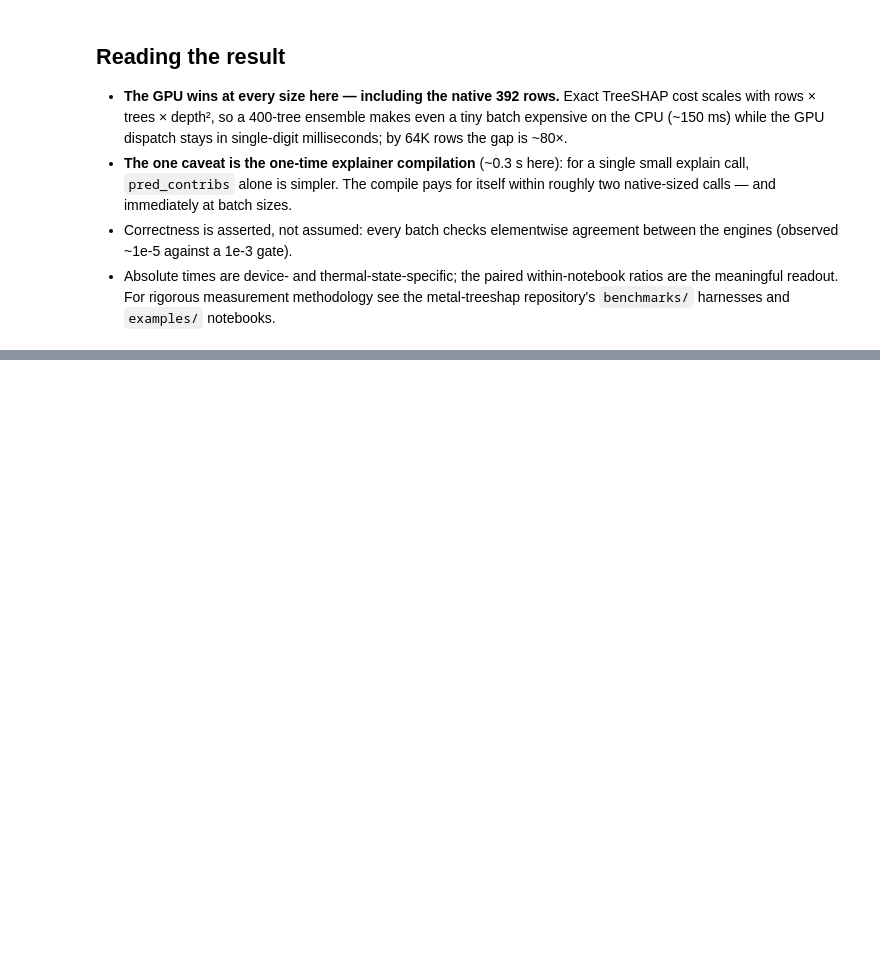
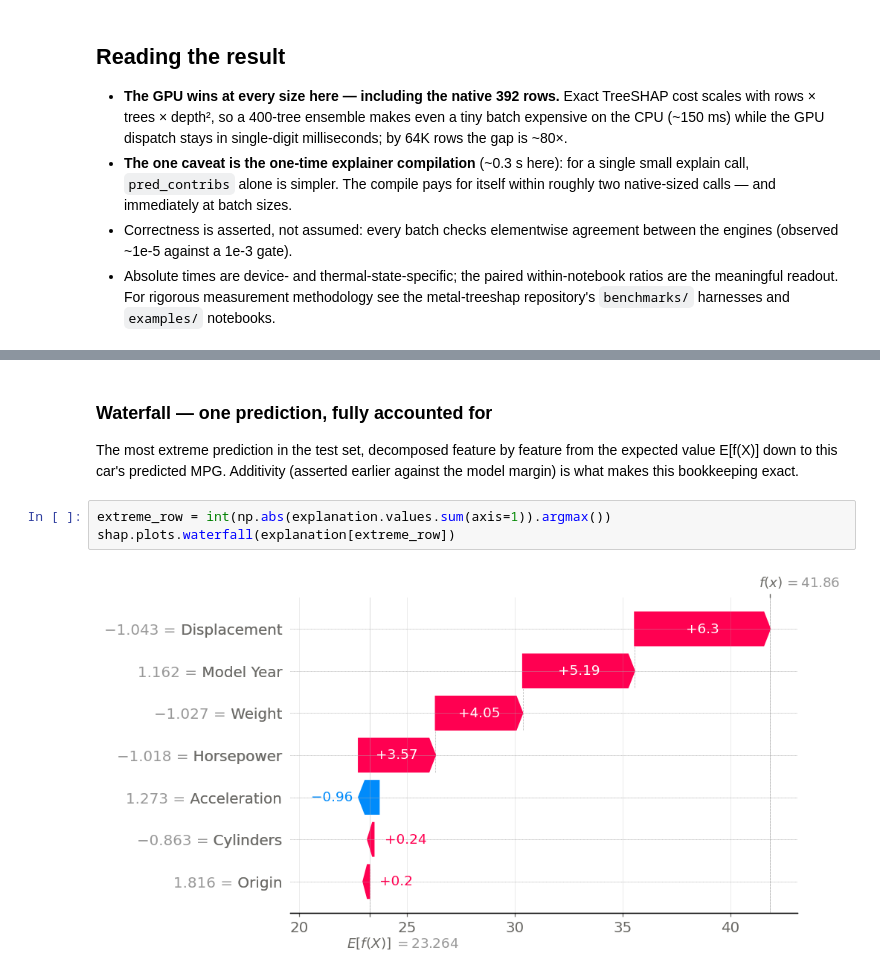
Before and after one commit to tunguz/TabularBenchmarks, a Jupyter notebook: datasets/auto/scripts/auto_shap_cpu_vs_gpu.ipynb, the cells around one changed output, grey strips where cells are left out. Saved outputs shown, nothing was run; the diff lists cells and outputs as text; blank space fills up the shorter version.

```diff
--- a/datasets/auto/scripts/auto_shap_cpu_vs_gpu.ipynb
+++ b/datasets/auto/scripts/auto_shap_cpu_vs_gpu.ipynb
@@ -209,0 +262,11 @@ plt.show()
+# %% [markdown]
+### Waterfall — one prediction, fully accounted for
+
+The most extreme prediction in the test set, decomposed feature by feature from the
+expected value E[f(X)] down to this car's predicted MPG. Additivity (asserted earlier
+against the model margin) is what makes this bookkeeping exact.
+# %%
+extreme_row = int(np.abs(explanation.values.sum(axis=1)).argmax())
+shap.plots.waterfall(explanation[extreme_row])
+# %% [output]
+[figure, added]
```
Also changed, not shown: parts of 13 cells of this notebook.
